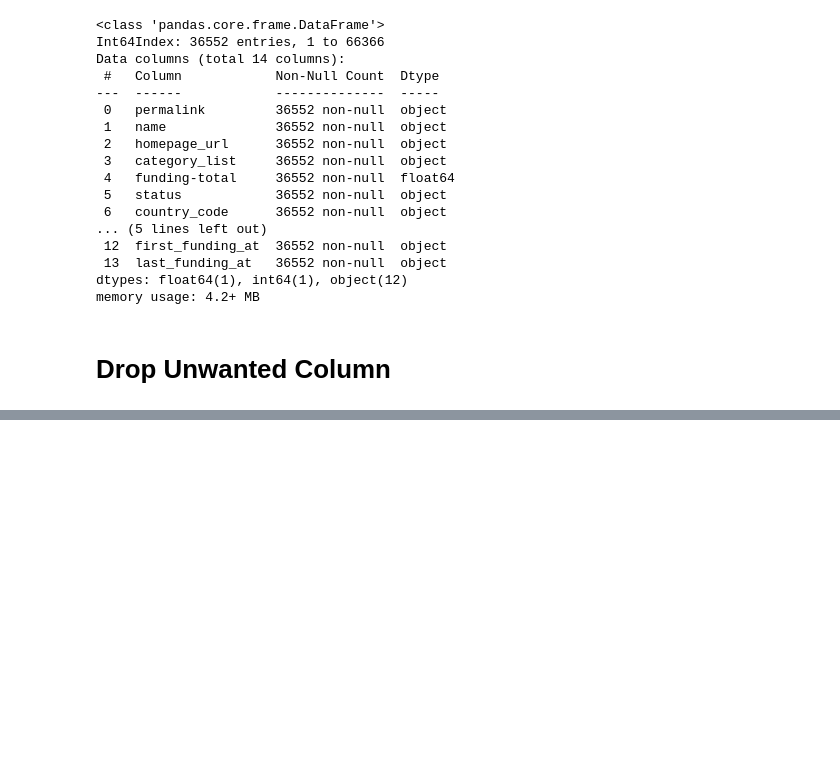
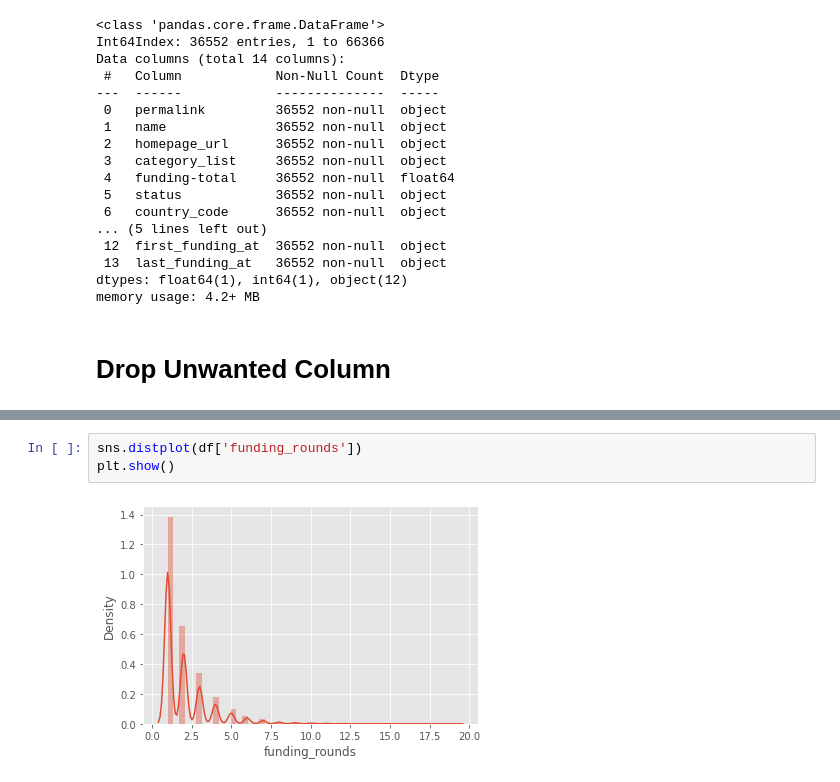
Before and after one commit to Sambhaji6529/Company_EDA-Project, a Jupyter notebook: Company_EDA.ipynb, the cells around one changed output, grey strips where cells are left out. Drawn from its saved outputs; the diff is of its cells as text; blank space fills up the shorter version.

```diff
--- a/Company_EDA.ipynb
+++ b/Company_EDA.ipynb
@@ -167,0 +207,5 @@ plt.show()
+# %%
+sns.distplot(df['funding_rounds'])
+plt.show()
+# %% [output]
+[figure, added]
```
Also changed, not shown: parts of 12 cells of this notebook.
